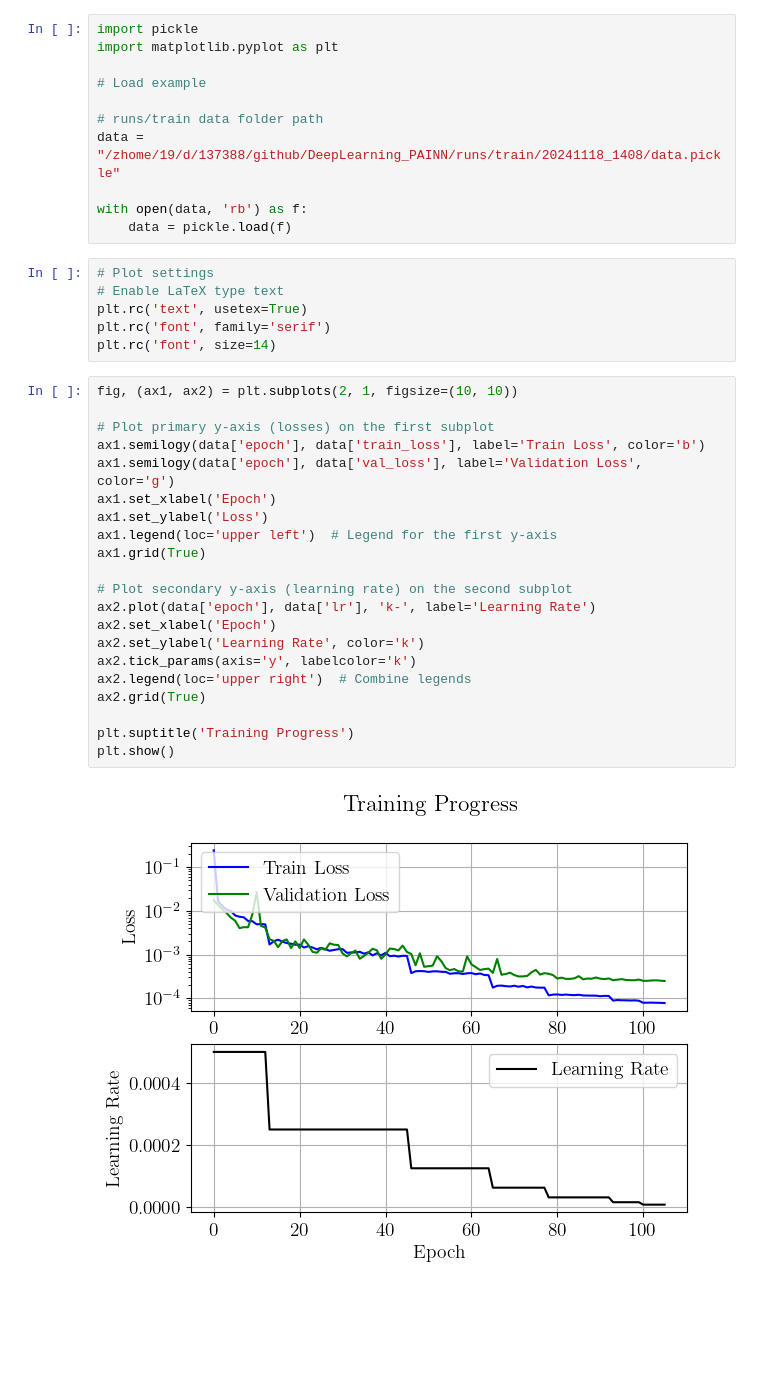
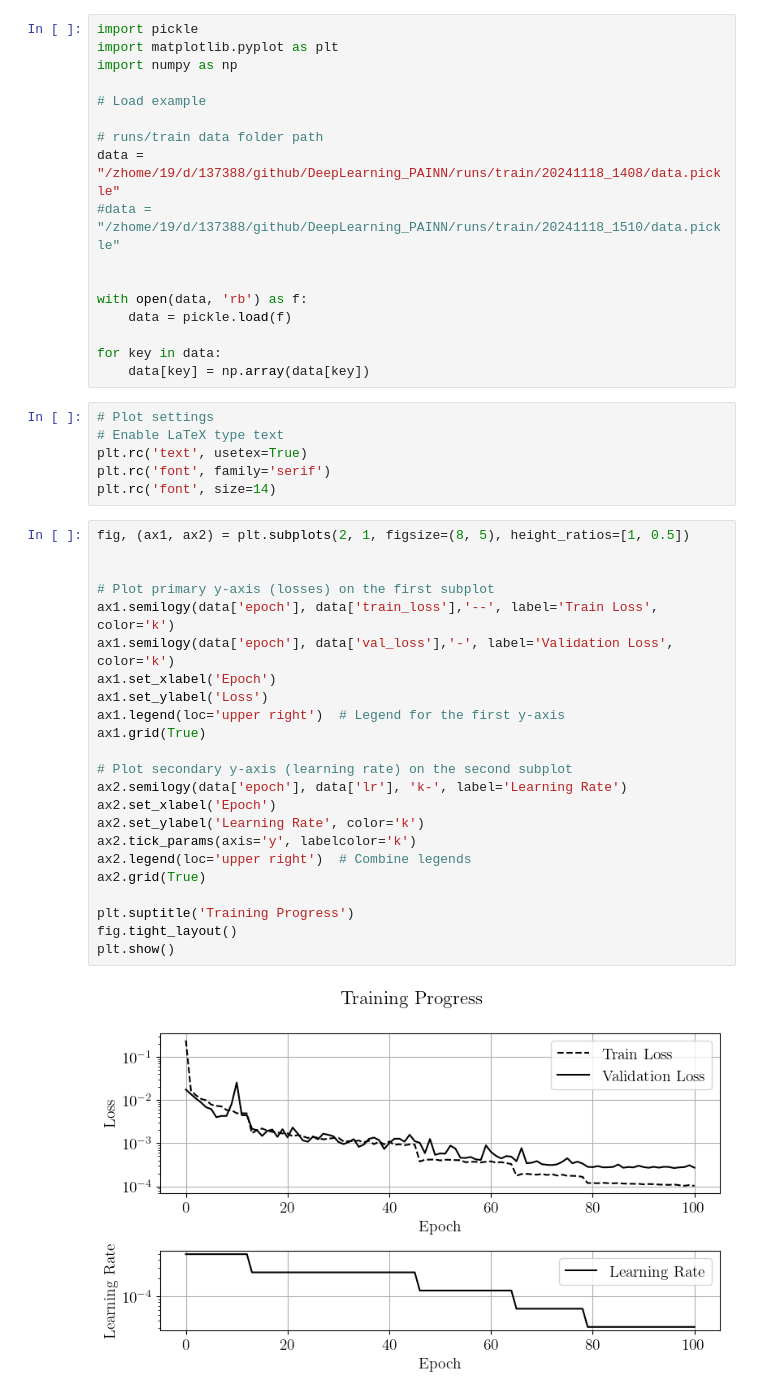
Before and after one commit to MarkusTHolm/DeepLearning_PAINN, a Jupyter notebook: dataplotter.ipynb, the cells around one changed output. Drawn from its saved outputs; the diff is of its cells as text; blank space fills up the shorter version.

```diff
--- a/dataplotter.ipynb
+++ b/dataplotter.ipynb
@@ -1,14 +1,20 @@
 # %%
 import pickle
 import matplotlib.pyplot as plt
+import numpy as np
 
 # Load example
 
 # runs/train data folder path
 data = "/zhome/19/d/137388/github/DeepLearning_PAINN/runs/train/20241118_1408/data.pickle"
+#data = "/zhome/19/d/137388/github/DeepLearning_PAINN/runs/train/20241118_1510/data.pickle"
+
 
 with open(data, 'rb') as f:
     data = pickle.load(f)
+
+for key in data:
+    data[key] = np.array(data[key])
 # %%
 # Plot settings
 # Enable LaTeX type text
@@ -16,25 +22,27 @@ plt.rc('text', usetex=True)
 plt.rc('font', family='serif')
 plt.rc('font', size=14)
 # %%
-fig, (ax1, ax2) = plt.subplots(2, 1, figsize=(10, 10))
+fig, (ax1, ax2) = plt.subplots(2, 1, figsize=(8, 5), height_ratios=[1, 0.5])
+
 
 # Plot primary y-axis (losses) on the first subplot
-ax1.semilogy(data['epoch'], data['train_loss'], label='Train Loss', color='b')
-ax1.semilogy(data['epoch'], data['val_loss'], label='Validation Loss', color='g')
+ax1.semilogy(data['epoch'], data['train_loss'],'--', label='Train Loss', color='k')
+ax1.semilogy(data['epoch'], data['val_loss'],'-', label='Validation Loss', color='k')
 ax1.set_xlabel('Epoch')
 ax1.set_ylabel('Loss')
-ax1.legend(loc='upper left')  # Legend for the first y-axis
+ax1.legend(loc='upper right')  # Legend for the first y-axis
 ax1.grid(True)
 
 # Plot secondary y-axis (learning rate) on the second subplot
-ax2.plot(data['epoch'], data['lr'], 'k-', label='Learning Rate')
+ax2.semilogy(data['epoch'], data['lr'], 'k-', label='Learning Rate')
 ax2.set_xlabel('Epoch')
 ax2.set_ylabel('Learning Rate', color='k')
 ax2.tick_params(axis='y', labelcolor='k')
 ax2.legend(loc='upper right')  # Combine legends
 ax2.grid(True)
 
 plt.suptitle('Training Progress')
+fig.tight_layout()
 plt.show()
 # %% [output]
-[figure, old version]
+[figure, new version]
```
Also changed, not shown: parts of 1 cell of this notebook, 5 other files.
